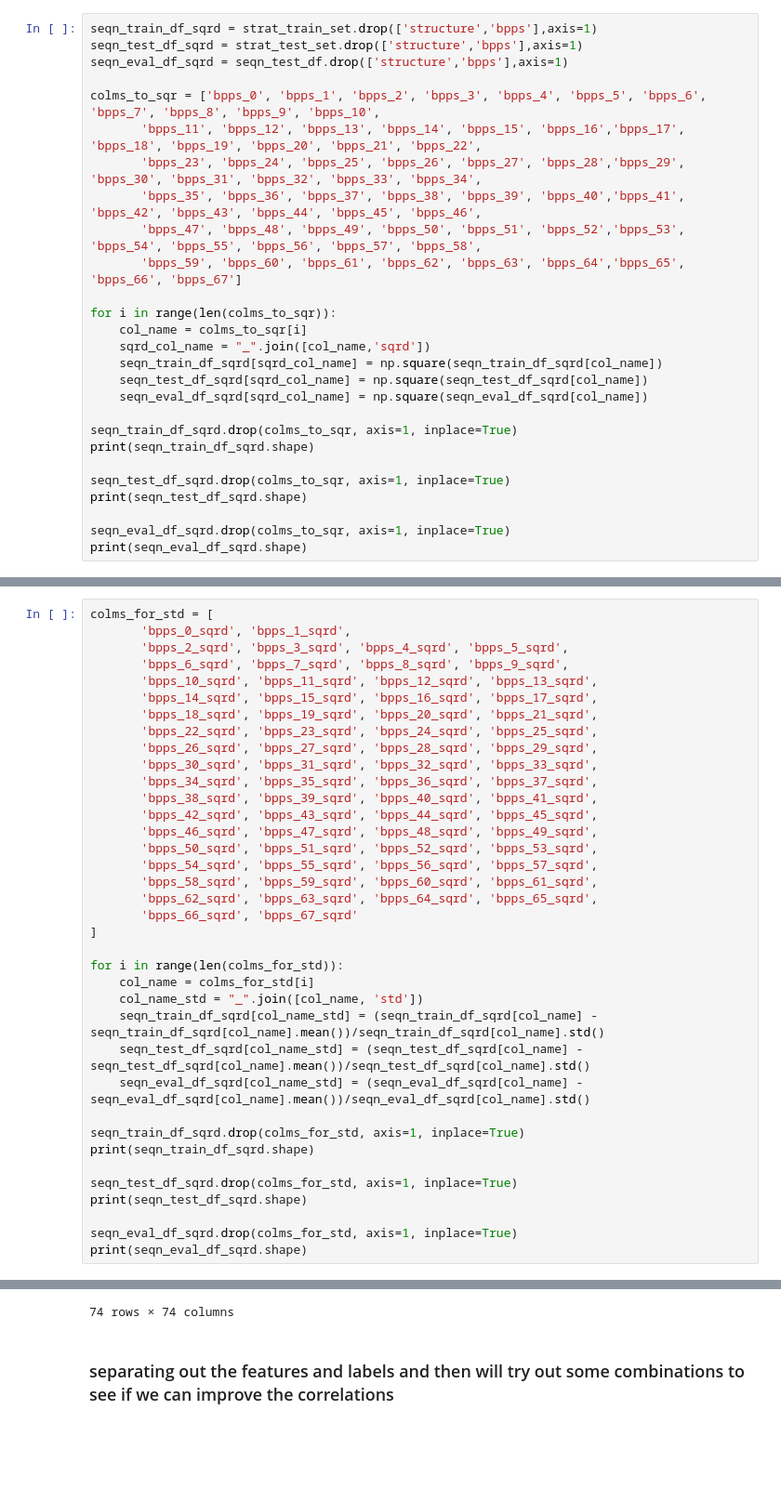
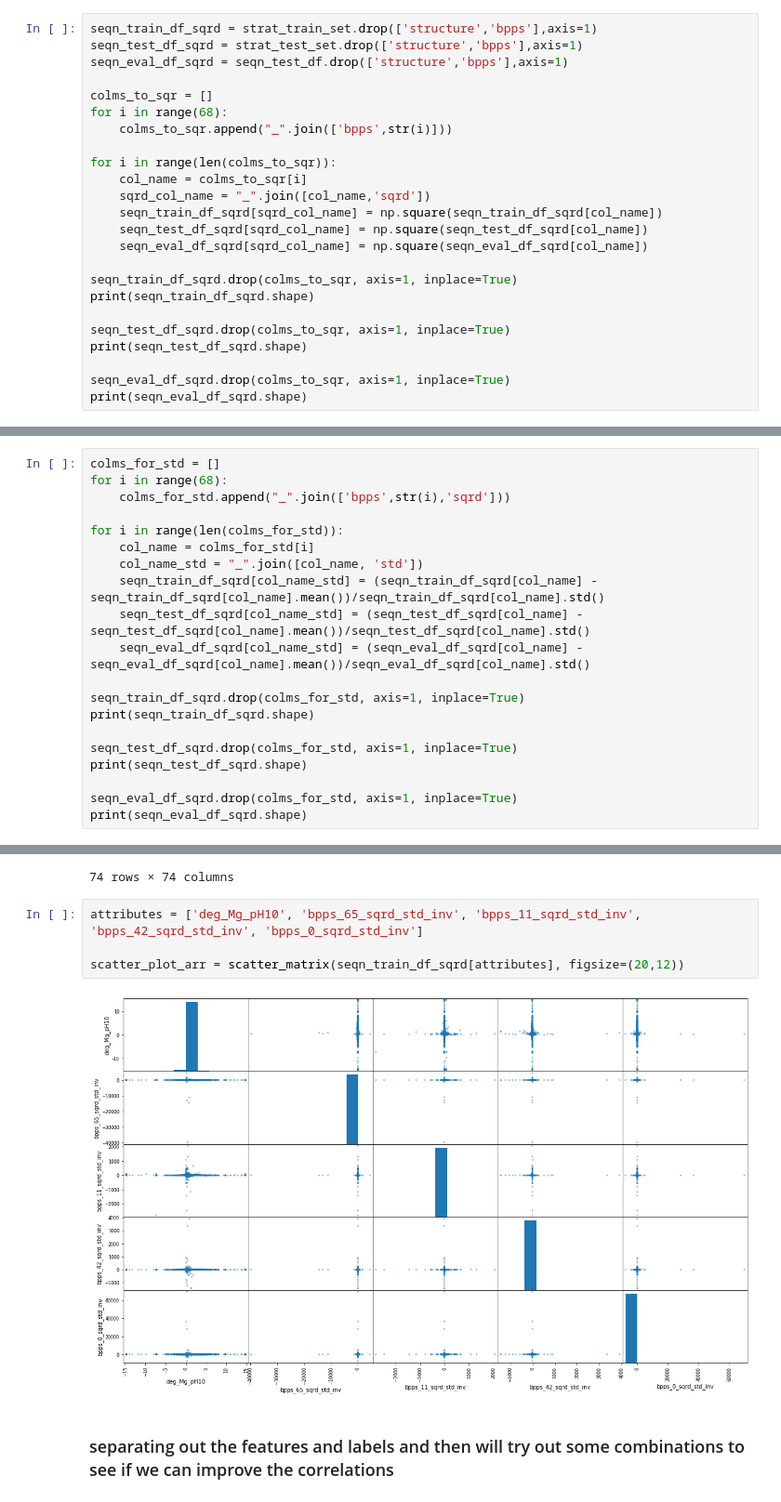
Before and after one commit to sumaniitm/kaggle-mRNA-feature-engineering, a Jupyter notebook: notebook-covid19-mrna.ipynb, the cells around one changed output, grey strips where cells are left out. Shown: that part at 93% size. Drawn from its saved outputs; the diff is of its cells as text; blank space fills up the shorter version.

```diff
--- a/notebook-covid19-mrna.ipynb
+++ b/notebook-covid19-mrna.ipynb
@@ -216,12 +216,9 @@ seqn_train_df_sqrd = strat_train_set.drop(['structure','bpps'],axis=1)
 seqn_test_df_sqrd = strat_test_set.drop(['structure','bpps'],axis=1)
 seqn_eval_df_sqrd = seqn_test_df.drop(['structure','bpps'],axis=1)
 
-colms_to_sqr = ['bpps_0', 'bpps_1', 'bpps_2', 'bpps_3', 'bpps_4', 'bpps_5', 'bpps_6', 'bpps_7', 'bpps_8', 'bpps_9', 'bpps_10',
-       'bpps_11', 'bpps_12', 'bpps_13', 'bpps_14', 'bpps_15', 'bpps_16','bpps_17', 'bpps_18', 'bpps_19', 'bpps_20', 'bpps_21', 'bpps_22',
-       'bpps_23', 'bpps_24', 'bpps_25', 'bpps_26', 'bpps_27', 'bpps_28','bpps_29', 'bpps_30', 'bpps_31', 'bpps_32', 'bpps_33', 'bpps_34',
-       'bpps_35', 'bpps_36', 'bpps_37', 'bpps_38', 'bpps_39', 'bpps_40','bpps_41', 'bpps_42', 'bpps_43', 'bpps_44', 'bpps_45', 'bpps_46',
-       'bpps_47', 'bpps_48', 'bpps_49', 'bpps_50', 'bpps_51', 'bpps_52','bpps_53', 'bpps_54', 'bpps_55', 'bpps_56', 'bpps_57', 'bpps_58',
-       'bpps_59', 'bpps_60', 'bpps_61', 'bpps_62', 'bpps_63', 'bpps_64','bpps_65', 'bpps_66', 'bpps_67']
+colms_to_sqr = []
+for i in range(68):
+    colms_to_sqr.append("_".join(['bpps',str(i)]))
 
 for i in range(len(colms_to_sqr)):
     col_name = colms_to_sqr[i]
@@ -257,26 +264,9 @@ seqn_train_df_sqrd.plot(kind="scatter", x="bpps_51_sqrd", y="deg_pH10", alpha=0.
 ### Observing a polynomial relationship (y=1/x) which has quite a few outliers, applying standardization (subtract by mean then divide by standard deviation) to reduce those.
 ### Using standardization to reduce the effect of outliers in feature scaling
 # %%
-colms_for_std = [
-       'bpps_0_sqrd', 'bpps_1_sqrd',
-       'bpps_2_sqrd', 'bpps_3_sqrd', 'bpps_4_sqrd', 'bpps_5_sqrd',
-       'bpps_6_sqrd', 'bpps_7_sqrd', 'bpps_8_sqrd', 'bpps_9_sqrd',
-       'bpps_10_sqrd', 'bpps_11_sqrd', 'bpps_12_sqrd', 'bpps_13_sqrd',
-       'bpps_14_sqrd', 'bpps_15_sqrd', 'bpps_16_sqrd', 'bpps_17_sqrd',
-       'bpps_18_sqrd', 'bpps_19_sqrd', 'bpps_20_sqrd', 'bpps_21_sqrd',
-       'bpps_22_sqrd', 'bpps_23_sqrd', 'bpps_24_sqrd', 'bpps_25_sqrd',
-       'bpps_26_sqrd', 'bpps_27_sqrd', 'bpps_28_sqrd', 'bpps_29_sqrd',
-       'bpps_30_sqrd', 'bpps_31_sqrd', 'bpps_32_sqrd', 'bpps_33_sqrd',
-       'bpps_34_sqrd', 'bpps_35_sqrd', 'bpps_36_sqrd', 'bpps_37_sqrd',
-       'bpps_38_sqrd', 'bpps_39_sqrd', 'bpps_40_sqrd', 'bpps_41_sqrd',
-       'bpps_42_sqrd', 'bpps_43_sqrd', 'bpps_44_sqrd', 'bpps_45_sqrd',
-       'bpps_46_sqrd', 'bpps_47_sqrd', 'bpps_48_sqrd', 'bpps_49_sqrd',
-       'bpps_50_sqrd', 'bpps_51_sqrd', 'bpps_52_sqrd', 'bpps_53_sqrd',
-       'bpps_54_sqrd', 'bpps_55_sqrd', 'bpps_56_sqrd', 'bpps_57_sqrd',
-       'bpps_58_sqrd', 'bpps_59_sqrd', 'bpps_60_sqrd', 'bpps_61_sqrd',
-       'bpps_62_sqrd', 'bpps_63_sqrd', 'bpps_64_sqrd', 'bpps_65_sqrd',
-       'bpps_66_sqrd', 'bpps_67_sqrd'
-]
+colms_for_std = []
+for i in range(68):
+    colms_for_std.append("_".join(['bpps',str(i),'sqrd']))
 
 for i in range(len(colms_for_std)):
     col_name = colms_for_std[i]
@@ -378,6 +368,12 @@ corr_matrix
 | bpps_66_sqrd_std_inv | -0.000155 | 0.002175 | 0.000818 | 0.002226 | -0.000561 | 0.007211 | 0.000195 | ... |
 | bpps_67_sqrd_std_inv | -0.000045 | 0.000167 | -0.000391 | -0.000740 | -0.000050 | -0.000276 | -0.000151 | ... |
 74 rows × 74 columns
+# %%
+attributes = ['deg_Mg_pH10', 'bpps_65_sqrd_std_inv', 'bpps_11_sqrd_std_inv', 'bpps_42_sqrd_std_inv', 'bpps_0_sqrd_std_inv']
+
+scatter_plot_arr = scatter_matrix(seqn_train_df_sqrd[attributes], figsize=(20,12))
+# %% [output]
+[figure, added]
 # %% [markdown]
 ### separating out the features and labels and then will try out some combinations to see if we can improve the correlations
 # %%
```
Also changed, not shown: parts of 22 cells of this notebook.
